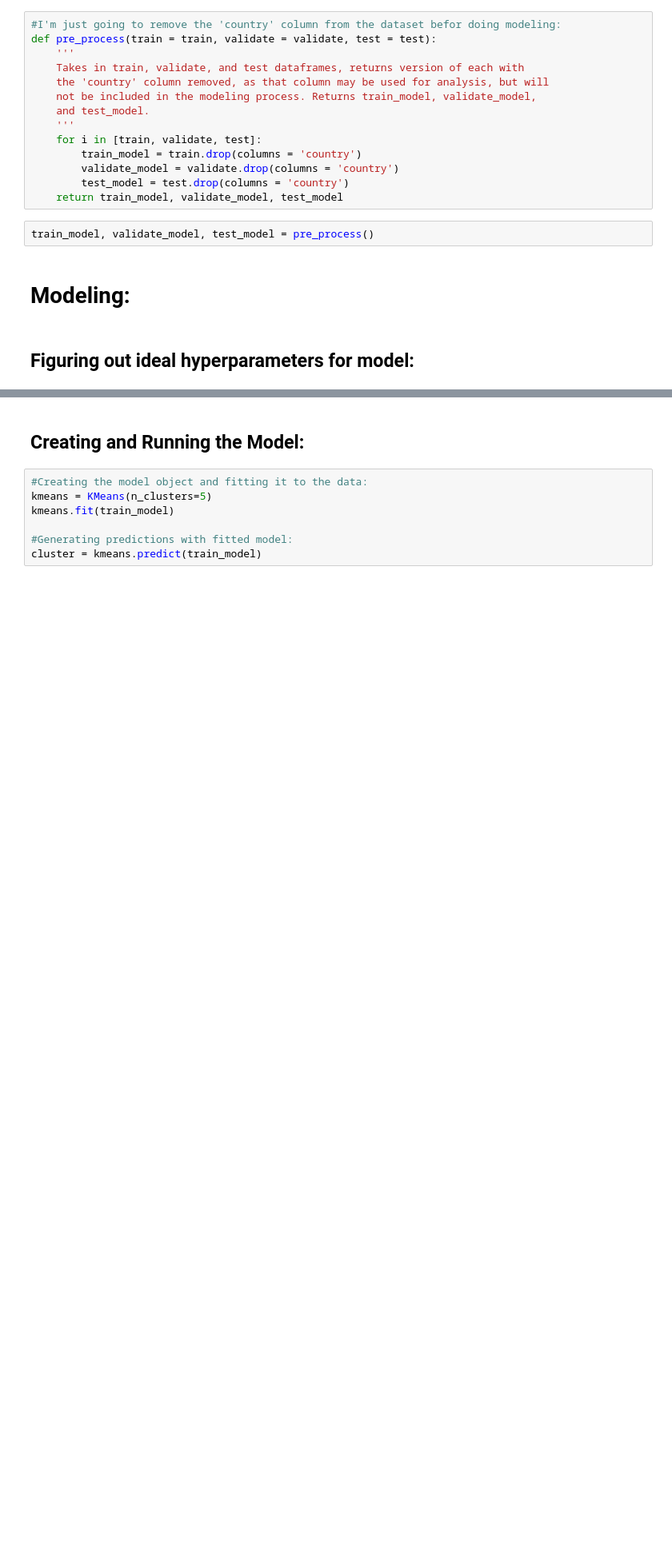
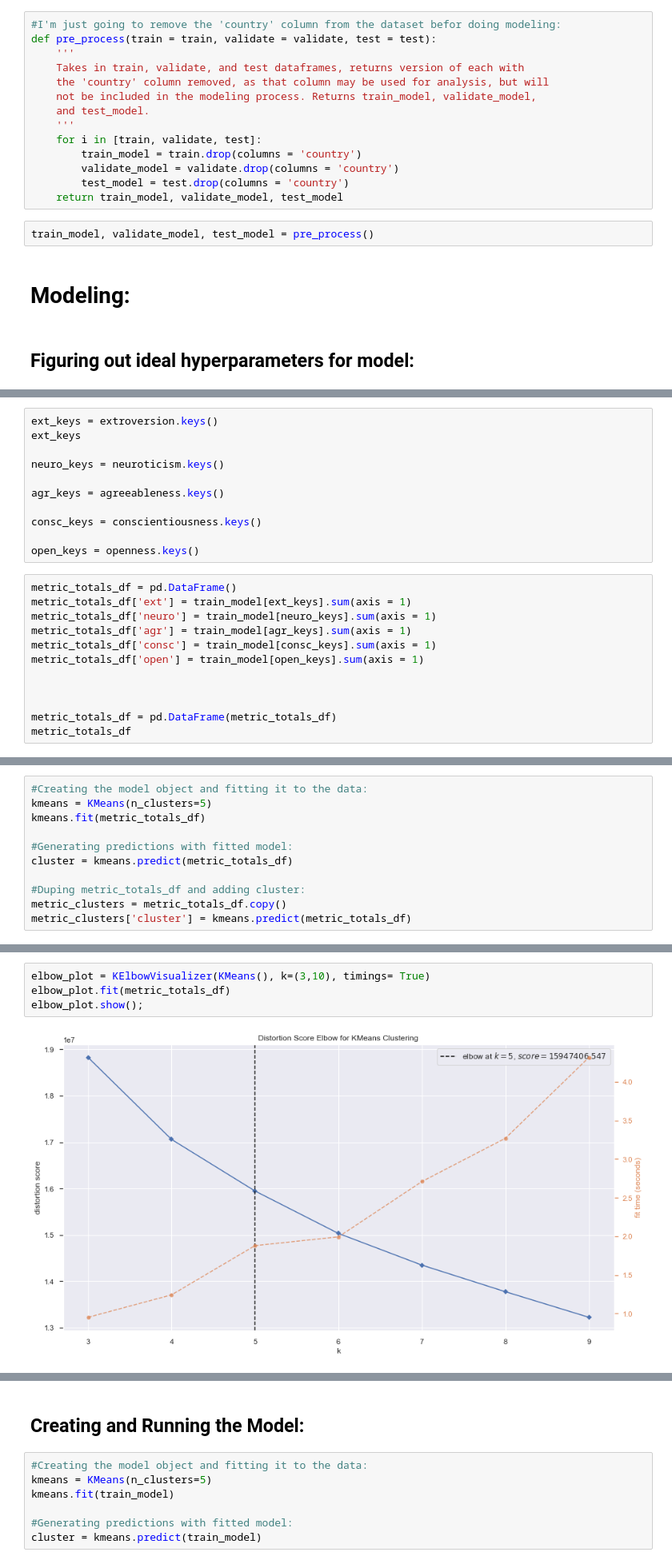
Before and after one commit to greg-maggard/big_5_project, a Jupyter notebook: big_5_analysis.ipynb, the cells around one changed output, grey strips where cells are left out. Shown: that part at 80% size. Drawn from its saved outputs; the diff is of its cells as text; blank space fills up the shorter version.

```diff
--- a/big_5_analysis.ipynb
+++ b/big_5_analysis.ipynb
@@ -354,0 +332,23 @@ visualizer.show()        # Finalize and render figure
+# %%
+ext_keys = extroversion.keys()
+ext_keys
+
+neuro_keys = neuroticism.keys()
+
+agr_keys = agreeableness.keys()
+
+consc_keys = conscientiousness.keys()
+
+open_keys = openness.keys()
+# %%
+metric_totals_df = pd.DataFrame()
+metric_totals_df['ext'] = train_model[ext_keys].sum(axis = 1)
+metric_totals_df['neuro'] = train_model[neuro_keys].sum(axis = 1)
+metric_totals_df['agr'] = train_model[agr_keys].sum(axis = 1)
+metric_totals_df['consc'] = train_model[consc_keys].sum(axis = 1)
+metric_totals_df['open'] = train_model[open_keys].sum(axis = 1)
+
+
+
+metric_totals_df = pd.DataFrame(metric_totals_df)
+metric_totals_df
@@ -354,0 +373,11 @@ visualizer.show()        # Finalize and render figure
+# %%
+#Creating the model object and fitting it to the data:
+kmeans = KMeans(n_clusters=5)
+kmeans.fit(metric_totals_df)
+
+#Generating predictions with fitted model:
+cluster = kmeans.predict(metric_totals_df)
+
+#Duping metric_totals_df and adding cluster:
+metric_clusters = metric_totals_df.copy()
+metric_clusters['cluster'] = kmeans.predict(metric_totals_df)
@@ -354,0 +398,6 @@ visualizer.show()        # Finalize and render figure
+# %%
+elbow_plot = KElbowVisualizer(KMeans(), k=(3,10), timings= True)
+elbow_plot.fit(metric_totals_df)
+elbow_plot.show();
+# %% [output]
+[figure, added]
```
Also changed, not shown: parts of 35 cells of this notebook, 2 other files.
